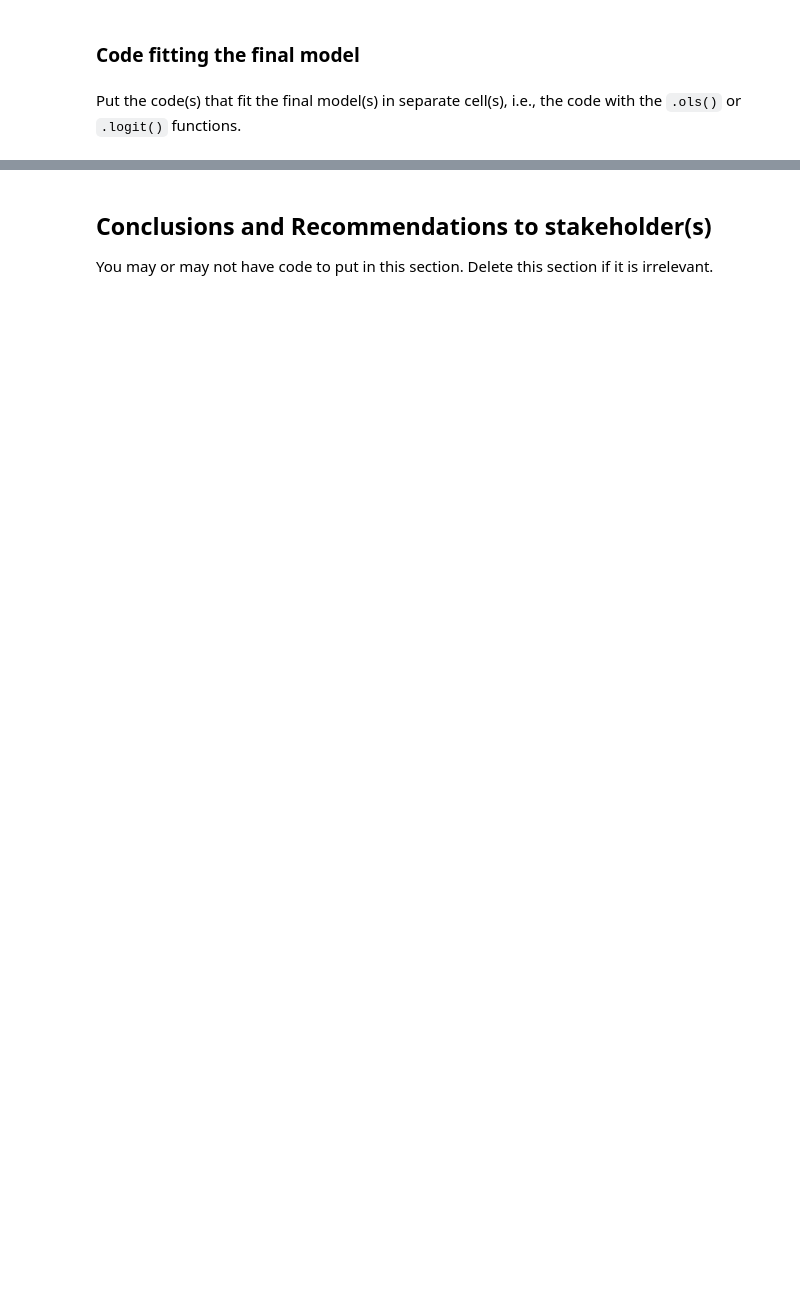
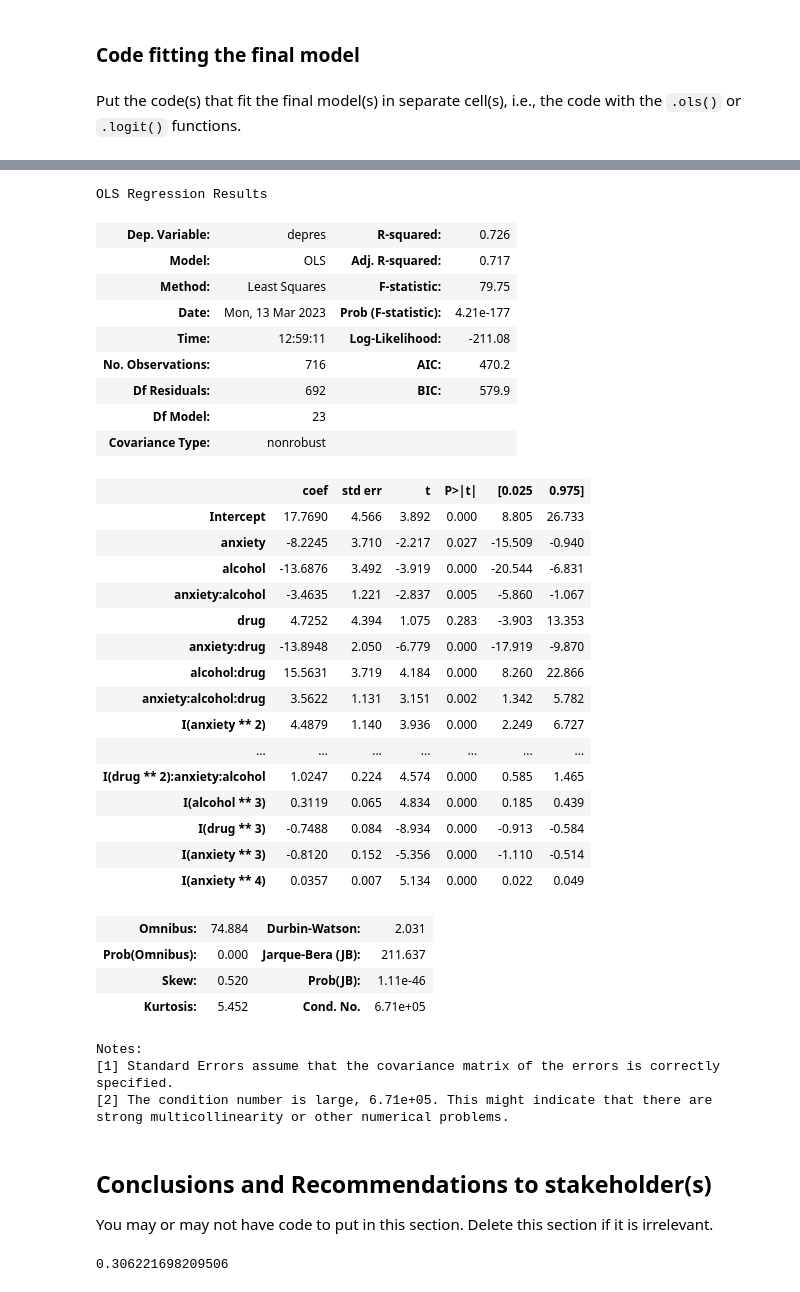
Before and after one commit to marlenealanis/stat-303-2-project, a Jupyter notebook: Project Code Template.ipynb, the cells around one changed output, grey strips where cells are left out. Drawn from its saved outputs; the diff is of its cells as text; code cells hidden in the pictures; blank space fills up the shorter version.

```diff
--- a/Project Code Template.ipynb
+++ b/Project Code Template.ipynb
@@ -246,3 +206,45 @@ train.head()
+# %%
+# we all worked on developing a strong model together
+depres_obj_10 = smf.ols(formula = 'depres~anxiety*alcohol*drug \
++ I(anxiety**2)*alcohol*drug+I(alcohol**2)*anxiety*drug\
++I(drug**2)*anxiety*alcohol +I(alcohol**3) + I(drug**3) + I(anxiety**3)+ I(anxiety**4)', data = train).fit()
+# %%
+depres_obj_10.summary()
+# %% [output]
+OLS Regression Results
+| Dep. Variable: | depres | R-squared: | 0.726 |
+| Model: | OLS | Adj. R-squared: | 0.717 |
+| Method: | Least Squares | F-statistic: | 79.75 |
+| Date: | Mon, 13 Mar 2023 | Prob (F-statistic): | 4.21e-177 |
+| Time: | 12:59:11 | Log-Likelihood: | -211.08 |
+| No. Observations: | 716 | AIC: | 470.2 |
+| Df Residuals: | 692 | BIC: | 579.9 |
+| Df Model: | 23 |  |  |
+| Covariance Type: | nonrobust |  |  |
+|  | coef | std err | t | P>|t| | [0.025 | 0.975] |
+| Intercept | 17.7690 | 4.566 | 3.892 | 0.000 | 8.805 | 26.733 |
+| anxiety | -8.2245 | 3.710 | -2.217 | 0.027 | -15.509 | -0.940 |
+| alcohol | -13.6876 | 3.492 | -3.919 | 0.000 | -20.544 | -6.831 |
+| anxiety:alcohol | -3.4635 | 1.221 | -2.837 | 0.005 | -5.860 | -1.067 |
+| drug | 4.7252 | 4.394 | 1.075 | 0.283 | -3.903 | 13.353 |
+| anxiety:drug | -13.8948 | 2.050 | -6.779 | 0.000 | -17.919 | -9.870 |
+| alcohol:drug | 15.5631 | 3.719 | 4.184 | 0.000 | 8.260 | 22.866 |
+| anxiety:alcohol:drug | 3.5622 | 1.131 | 3.151 | 0.002 | 1.342 | 5.782 |
+| I(anxiety ** 2) | 4.4879 | 1.140 | 3.936 | 0.000 | 2.249 | 6.727 |
+| ... | ... | ... | ... | ... | ... | ... |
+| I(drug ** 2):anxiety:alcohol | 1.0247 | 0.224 | 4.574 | 0.000 | 0.585 | 1.465 |
+| I(alcohol ** 3) | 0.3119 | 0.065 | 4.834 | 0.000 | 0.185 | 0.439 |
+| I(drug ** 3) | -0.7488 | 0.084 | -8.934 | 0.000 | -0.913 | -0.584 |
+| I(anxiety ** 3) | -0.8120 | 0.152 | -5.356 | 0.000 | -1.110 | -0.514 |
+| I(anxiety ** 4) | 0.0357 | 0.007 | 5.134 | 0.000 | 0.022 | 0.049 |
+| Omnibus: | 74.884 | Durbin-Watson: | 2.031 |
+| Prob(Omnibus): | 0.000 | Jarque-Bera (JB): | 211.637 |
+| Skew: | 0.520 | Prob(JB): | 1.11e-46 |
+| Kurtosis: | 5.452 | Cond. No. | 6.71e+05 |
+Notes:
+[1] Standard Errors assume that the covariance matrix of the errors is correctly specified.
+[2] The condition number is large, 6.71e+05. This might indicate that there are
+strong multicollinearity or other numerical problems.
 # %% [markdown]
 ## Conclusions and Recommendations to stakeholder(s)
 
@@ -251,0 +252,7 @@ Unfortunately there is just so much variablility in our model that we were unabl
+# %%
+# Catherine
+# calculating RMSE
+pred = depres_obj_10.predict(test)
+np.sqrt(((test.depres - pred)**2).mean())
+# %% [output]
+0.306221698209506
```
Also changed, not shown: parts of 8 cells of this notebook.
